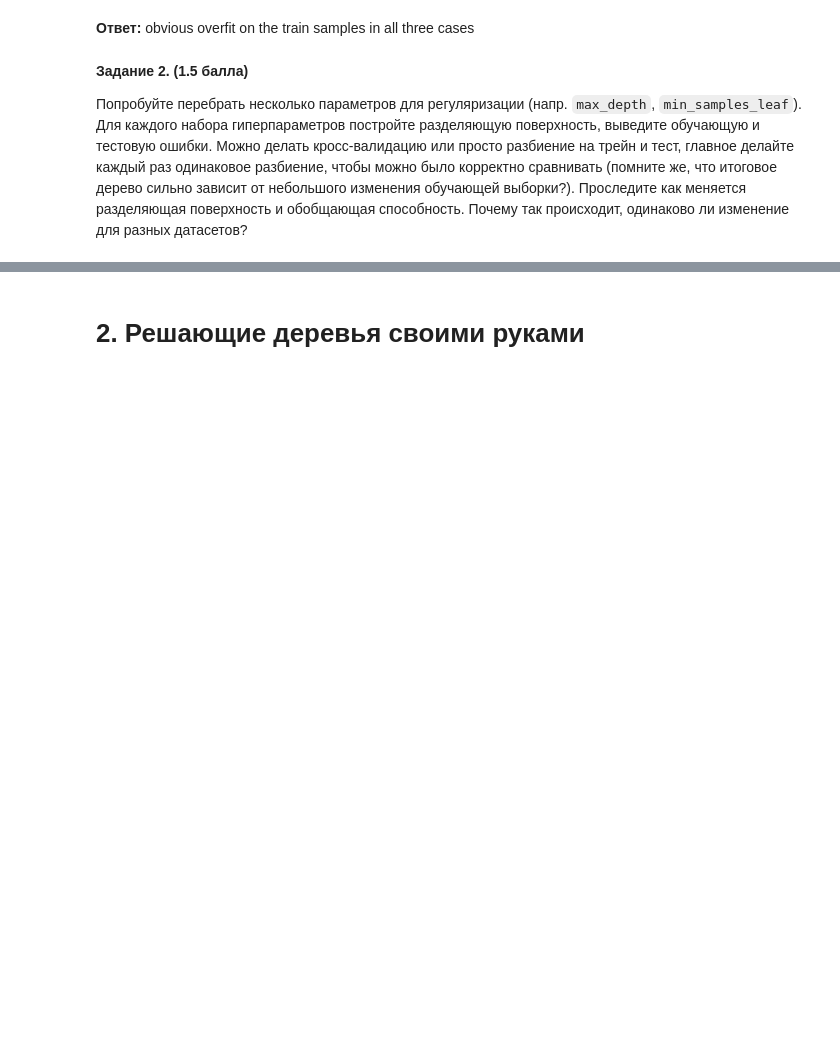
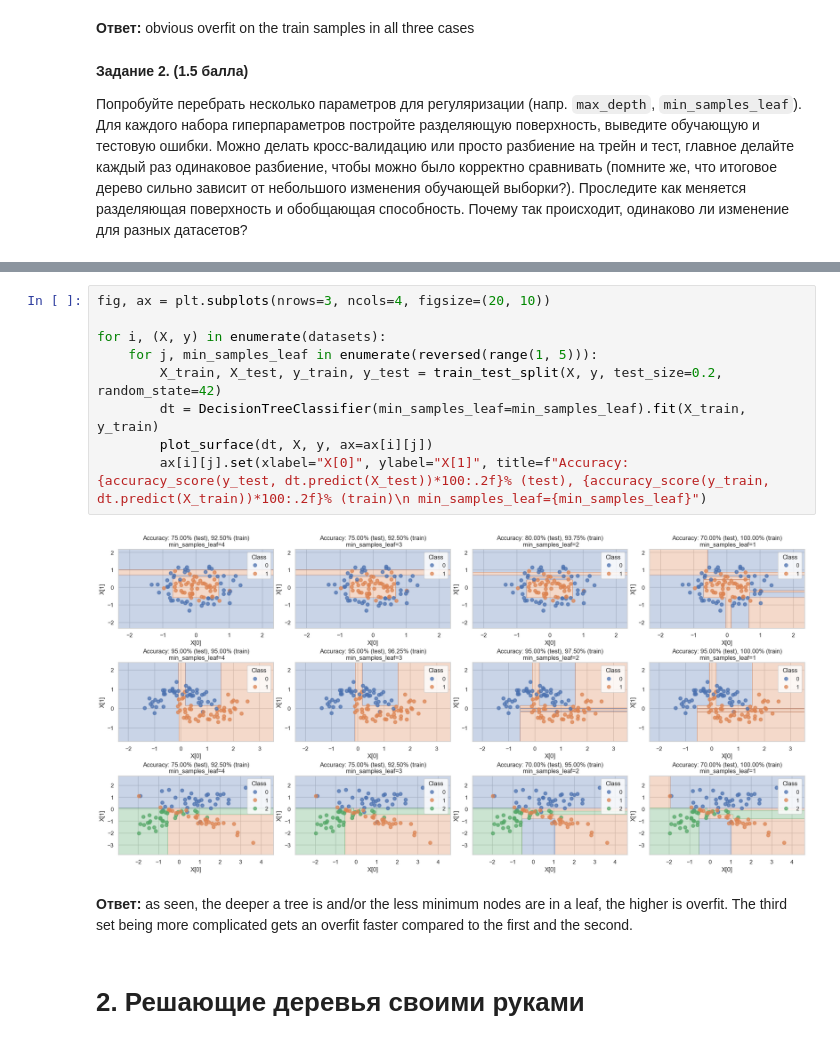
Before and after one commit to saaprikins/nes_ml_course_homeworks, a Jupyter notebook: homework_practice_5.ipynb, the cells around one changed output, grey strips where cells are left out. Cells and saved outputs as stored; diff of their text form; blank space fills up the shorter version.

```diff
--- a/homework_practice_5.ipynb
+++ b/homework_practice_5.ipynb
@@ -128,3 +136,16 @@ __Ответ:__
+# %%
+fig, ax = plt.subplots(nrows=3, ncols=4, figsize=(20, 10))
+
+for i, (X, y) in enumerate(datasets):
+    for j, min_samples_leaf in enumerate(reversed(range(1, 5))):
+        X_train, X_test, y_train, y_test = train_test_split(X, y, test_size=0.2, random_state=42)
+        dt = DecisionTreeClassifier(min_samples_leaf=min_samples_leaf).fit(X_train, y_train)
+        plot_surface(dt, X, y, ax=ax[i][j])
+        ax[i][j].set(xlabel="X[0]", ylabel="X[1]", title=f"Accuracy: {accuracy_score(y_test, dt.predict(X_test))*100:.2f}% (test), {accuracy_score(y_train, dt.predict(X_train))*100:.2f}% (train)\n min_samples_leaf={min_samples_leaf}")
+# %% [output]
+[figure, added]
+# %% [markdown]
+__Ответ:__ as seen, the deeper a tree is and/or the less minimum nodes are in a leaf, the higher is overfit. The third set being more complicated gets an overfit faster compared to the first and the second.
 # %% [markdown]
 # 2. Решающие деревья своими руками
 # %% [markdown]
```
Also changed, not shown: parts of 4 cells of this notebook.
